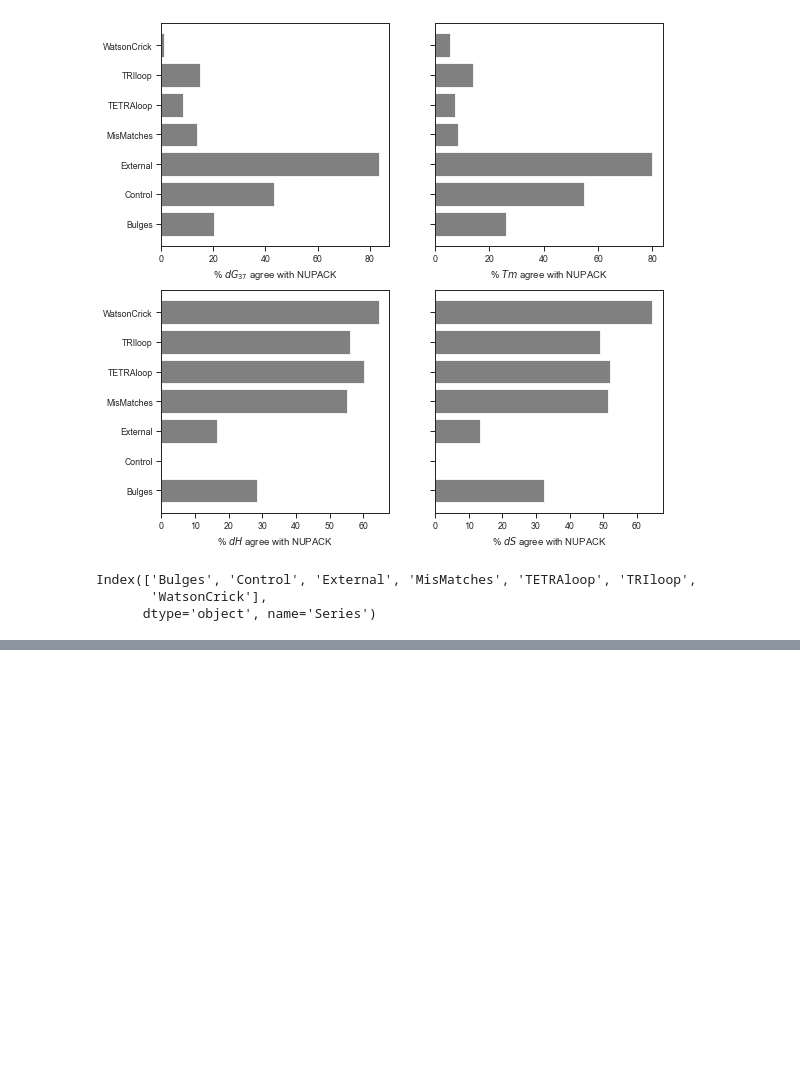
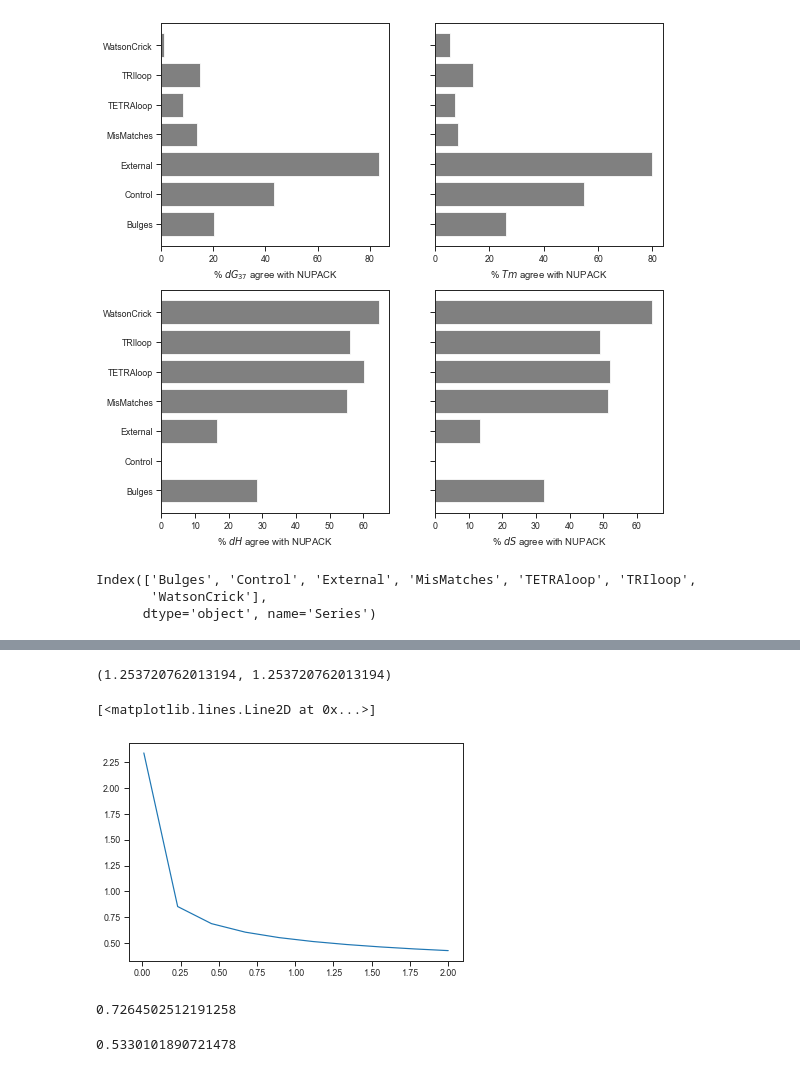
Before and after one commit to keyuxi/nnn_analysis, a Jupyter notebook: 220309_Tm-dH_analysis.ipynb, the cells around one changed output, grey strips where cells are left out. Drawn from its saved outputs; the diff is of its cells as text; code cells hidden in the pictures; blank space fills up the shorter version.

```diff
--- a/220309_Tm-dH_analysis.ipynb
+++ b/220309_Tm-dH_analysis.ipynb
@@ -698,0 +638,20 @@ NameError: name 'arraydata' is not defined
+# %%
+sigma = 0.1
+ej.A.eval(x=sigma), arraydata.error_adjust.adjust_sigma(sigma)
+# %% [output]
+(1.253720762013194, 1.253720762013194)
+# %%
+
+sigma = np.linspace(.01, 2.0,10)
+plt.plot(sigma, arraydata.error_adjust.adjust_sigma(sigma))
+# %% [output]
+[<matplotlib.lines.Line2D at 0x...>]
+[figure, added]
+# %%
+arraydata.error_adjust.adjust_sigma(0.6)
+# %% [output]
+0.7264502512191258
+# %%
+arraydata.error_adjust.A
+# %% [output]
+0.5330101890721478
```
Also changed, not shown: parts of 20 cells of this notebook, 3 other files.
